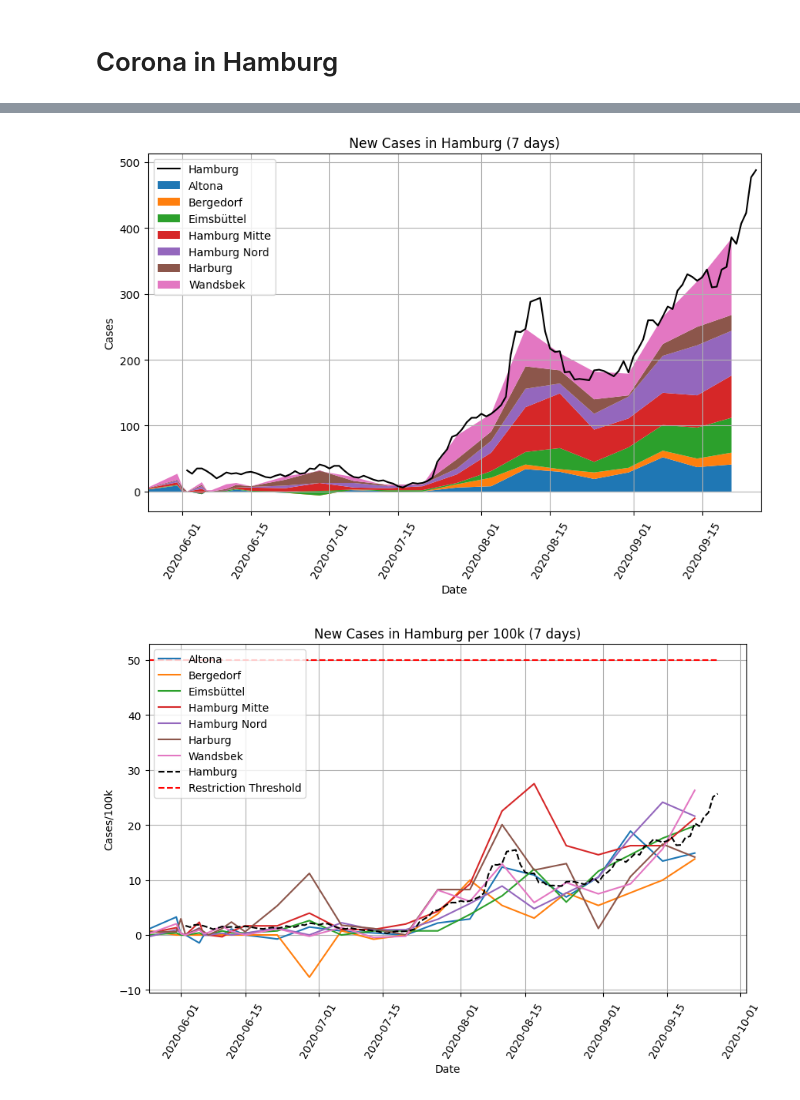
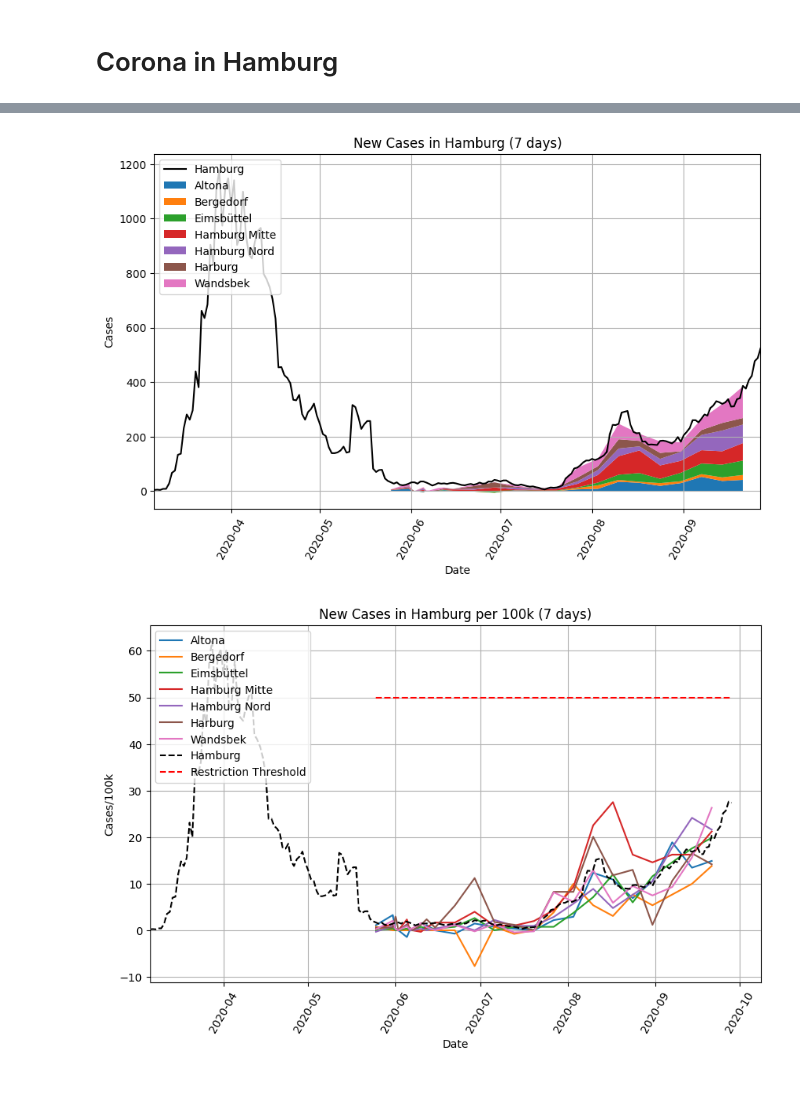
Before and after one commit to b3orn/corona-hamburg, a Jupyter notebook: corona-hamburg.ipynb, the cells around one changed output, grey strips where cells are left out. Drawn from its saved outputs; the diff is of its cells as text; code cells hidden in the pictures.

```diff
--- a/corona-hamburg.ipynb
+++ b/corona-hamburg.ipynb
@@ -85,6 +114,30 @@ def parse_data(src):
 if FETCH_HISTORIC_DATA:
     if not os.path.isdir(ARCHIVE_DIR):
         os.mkdir(ARCHIVE_DIR)
+
+    data = requests.get(f"http://web.archive.org/cdx/search/cdx?output=json&url={RKI_CORONA_DATA_URL}").json()
+    header = data[0]
+    historic_records = [dict(zip(header, row)) for row in data[1:]]
+    cases = 0
+
+    for record in historic_records:
+        if record['timestamp'].startswith("20200527"):
+            break
+
+        try:
+            with open(f"{ARCHIVE_DIR}/rki-{record['timestamp']}.html") as f:
+                src = f.read()
+        except FileNotFoundError:
+            r = requests.get(f"http://web.archive.org/web/{record['timestamp']}/{RKI_CORONA_DATA_URL}")
+
+            if not r.ok:
+                continue
+
+            src = r.text
+            with open(f"{ARCHIVE_DIR}/rki-{record['timestamp']}.html", "w") as f:
+                f.write(src)
+
+        cases = parse_data_rki(src, cases)
 
     data = requests.get(f"http://web.archive.org/cdx/search/cdx?output=json&url={CORONA_DATA_URL}").json()
     header = data[0]
@@ -196,11 +252,12 @@ daily_cases_rolling14.tail(7).T
 # %%
 stackplot(new_cases, "New Cases in Hamburg (7 days)")
 plt.plot(daily_cases_rolling7.index, daily_cases_rolling7.values, "black", label="Hamburg")
 # plt.plot([new_cases.index[0], daily_cases_rolling7.index[-1]], [900, 900], "r--", label="Restriction Threshold")
 plt.legend(loc="upper left")
+plt.xlim(xmin=daily_cases_rolling7.index[0])
 plt.show()
 # %% [output]
-[figure, old version]
+[figure, new version]
 # %%
 for borough in new_cases.columns:
     plt.plot(new_cases.index, new_cases[borough] / BOROUGHS[borough] * 1e5, label=borough)
@@ -212,11 +269,11 @@ plt.legend(loc="upper left")
 plt.xlabel("Date")
 plt.ylabel("Cases/100k")
 plt.xticks(rotation=60)
-plt.xlim(xmin=new_cases.index[0])
+plt.xlim(xmin=daily_cases_rolling7.index[0])
 plt.grid()
 plt.show()
 # %% [output]
-[figure, old version]
+[figure, new version]
 # %%
 new_cases["Hamburg"] = new_cases.sum("columns")
 new_cases.tail(10)
```
Also changed, not shown: parts of 10 cells of this notebook, 1 other file.
